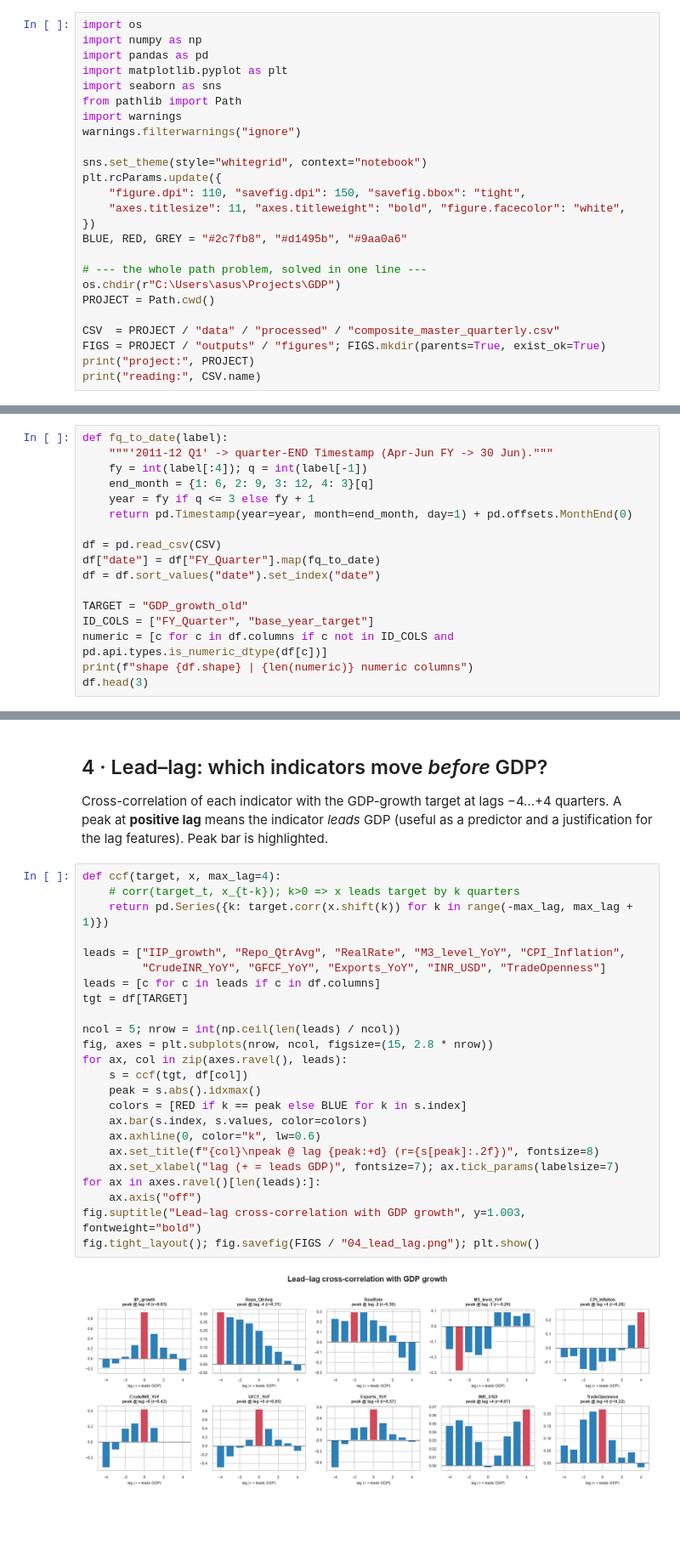
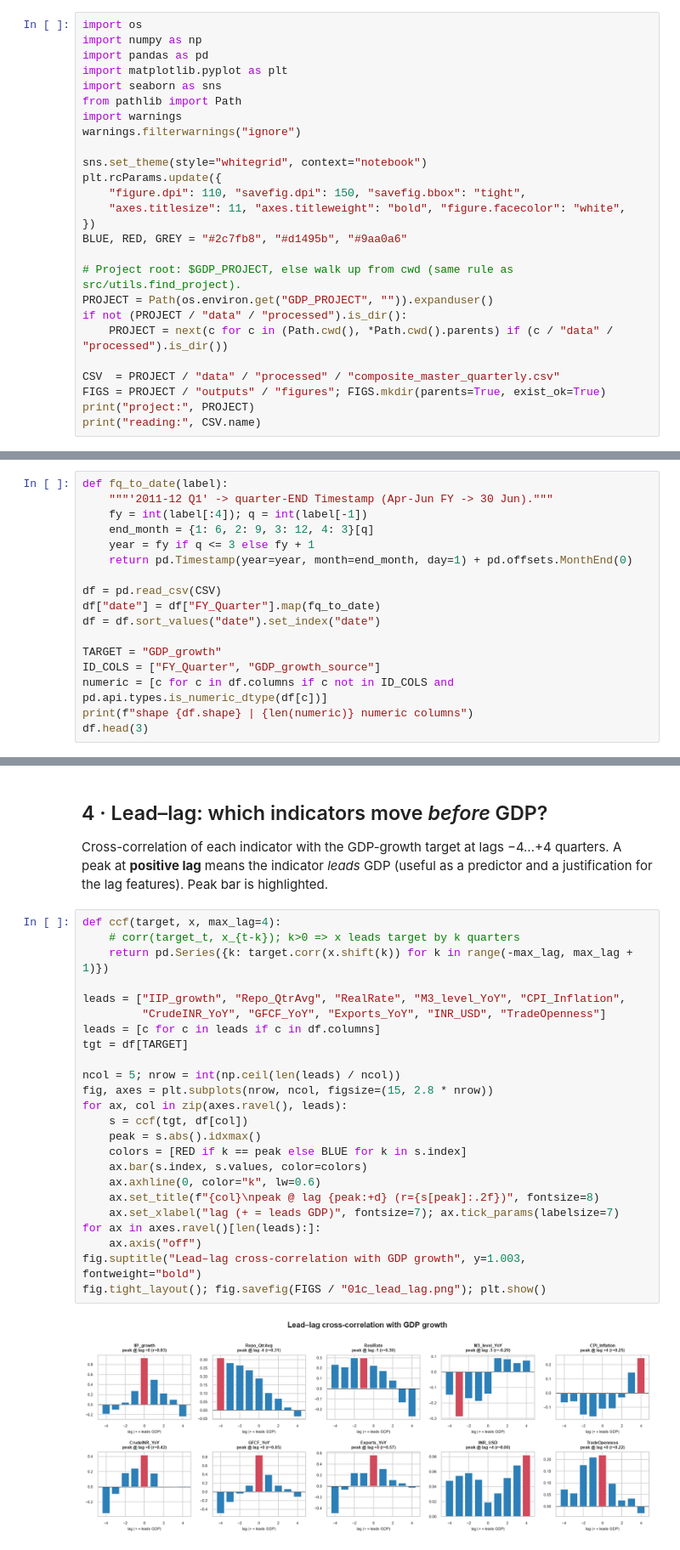
Before and after one commit to Shrutiiicodes/gdp-analysis, a Jupyter notebook: notebooks/01_eda.ipynb, the cells around one changed output, grey strips where cells are left out. Shown at 85% size. Cells and saved outputs as stored; diff of their text form; blank space fills up the shorter version.

Commit message:
fix(nb01): no hardcoded path, spliced target, 01a-d figure names

```diff
--- a/notebooks/01_eda.ipynb
+++ b/notebooks/01_eda.ipynb
@@ -32,9 +32,10 @@ plt.rcParams.update({
 })
 BLUE, RED, GREY = "#2c7fb8", "#d1495b", "#9aa0a6"
 
-# --- the whole path problem, solved in one line ---
-os.chdir(r"C:\Users\asus\Projects\GDP")
-PROJECT = Path.cwd()
+# Project root: $GDP_PROJECT, else walk up from cwd (same rule as src/utils.find_project).
+PROJECT = Path(os.environ.get("GDP_PROJECT", "")).expanduser()
+if not (PROJECT / "data" / "processed").is_dir():
+    PROJECT = next(c for c in (Path.cwd(), *Path.cwd().parents) if (c / "data" / "processed").is_dir())
 
 CSV  = PROJECT / "data" / "processed" / "composite_master_quarterly.csv"
 FIGS = PROJECT / "outputs" / "figures"; FIGS.mkdir(parents=True, exist_ok=True)
@@ -55,8 +56,8 @@ df = pd.read_csv(CSV)
 df["date"] = df["FY_Quarter"].map(fq_to_date)
 df = df.sort_values("date").set_index("date")
 
-TARGET = "GDP_growth_old"
-ID_COLS = ["FY_Quarter", "base_year_target"]
+TARGET = "GDP_growth"
+ID_COLS = ["FY_Quarter", "GDP_growth_source"]
 numeric = [c for c in df.columns if c not in ID_COLS and pd.api.types.is_numeric_dtype(df[c])]
 print(f"shape {df.shape} | {len(numeric)} numeric columns")
 df.head(3)
@@ -265,29 +265,29 @@ justification for the lag features). Peak bar is highlighted.
 # %%
 def ccf(target, x, max_lag=4):
     # corr(target_t, x_{t-k}); k>0 => x leads target by k quarters
     return pd.Series({k: target.corr(x.shift(k)) for k in range(-max_lag, max_lag + 1)})
 
 leads = ["IIP_growth", "Repo_QtrAvg", "RealRate", "M3_level_YoY", "CPI_Inflation",
          "CrudeINR_YoY", "GFCF_YoY", "Exports_YoY", "INR_USD", "TradeOpenness"]
 leads = [c for c in leads if c in df.columns]
 tgt = df[TARGET]
 
 ncol = 5; nrow = int(np.ceil(len(leads) / ncol))
 fig, axes = plt.subplots(nrow, ncol, figsize=(15, 2.8 * nrow))
 for ax, col in zip(axes.ravel(), leads):
     s = ccf(tgt, df[col])
     peak = s.abs().idxmax()
     colors = [RED if k == peak else BLUE for k in s.index]
     ax.bar(s.index, s.values, color=colors)
     ax.axhline(0, color="k", lw=0.6)
     ax.set_title(f"{col}\npeak @ lag {peak:+d} (r={s[peak]:.2f})", fontsize=8)
     ax.set_xlabel("lag (+ = leads GDP)", fontsize=7); ax.tick_params(labelsize=7)
 for ax in axes.ravel()[len(leads):]:
     ax.axis("off")
 fig.suptitle("Lead–lag cross-correlation with GDP growth", y=1.003, fontweight="bold")
-fig.tight_layout(); fig.savefig(FIGS / "04_lead_lag.png"); plt.show()
+fig.tight_layout(); fig.savefig(FIGS / "01c_lead_lag.png"); plt.show()
 # %% [output]
-[figure, old version]
+[figure, new version]
 # %% [markdown]
 ## 5 · Stationarity (ADF + KPSS)
 Two complementary tests. **ADF**: p<0.05 ⇒ stationary (rejects unit root).
```
Also changed, not shown: parts of 6 cells of this notebook, 8 other files.
